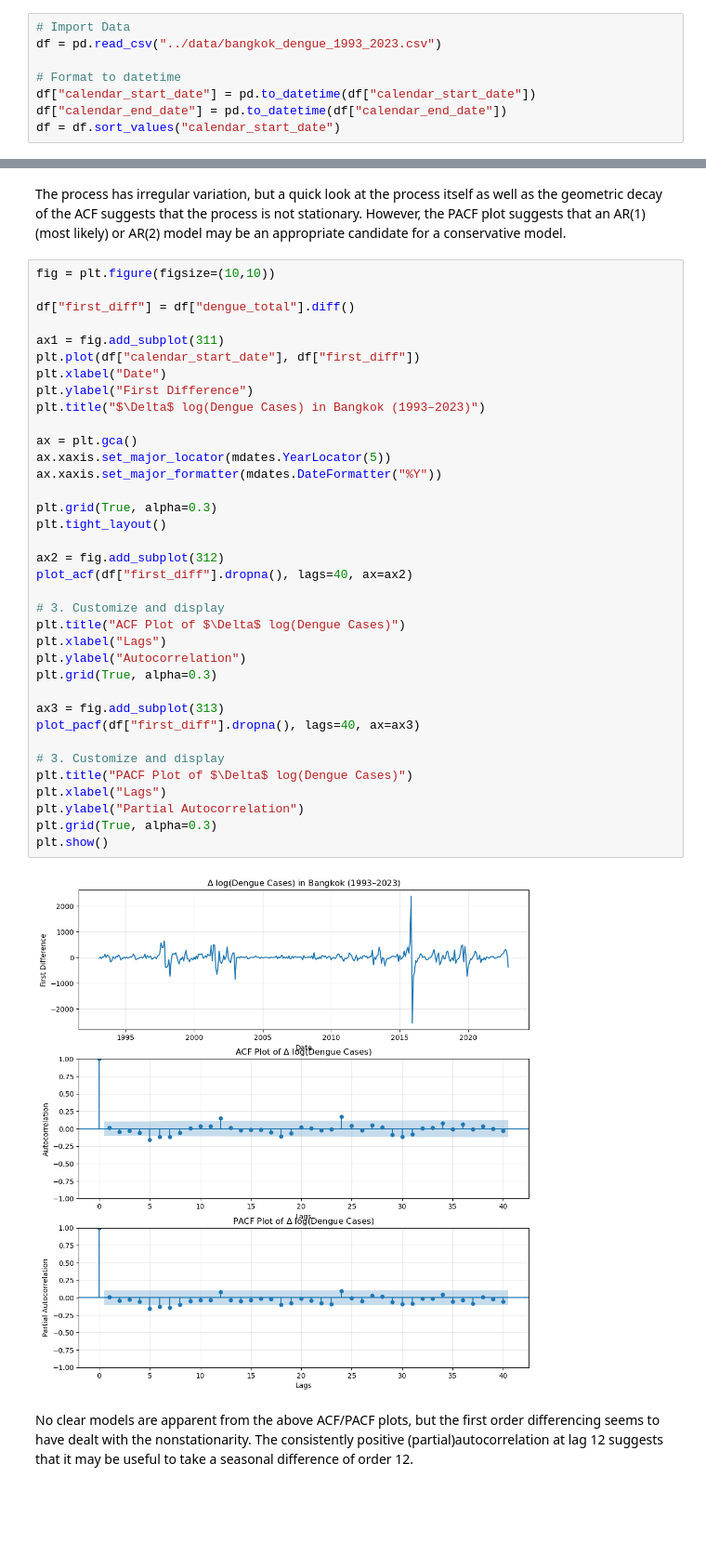
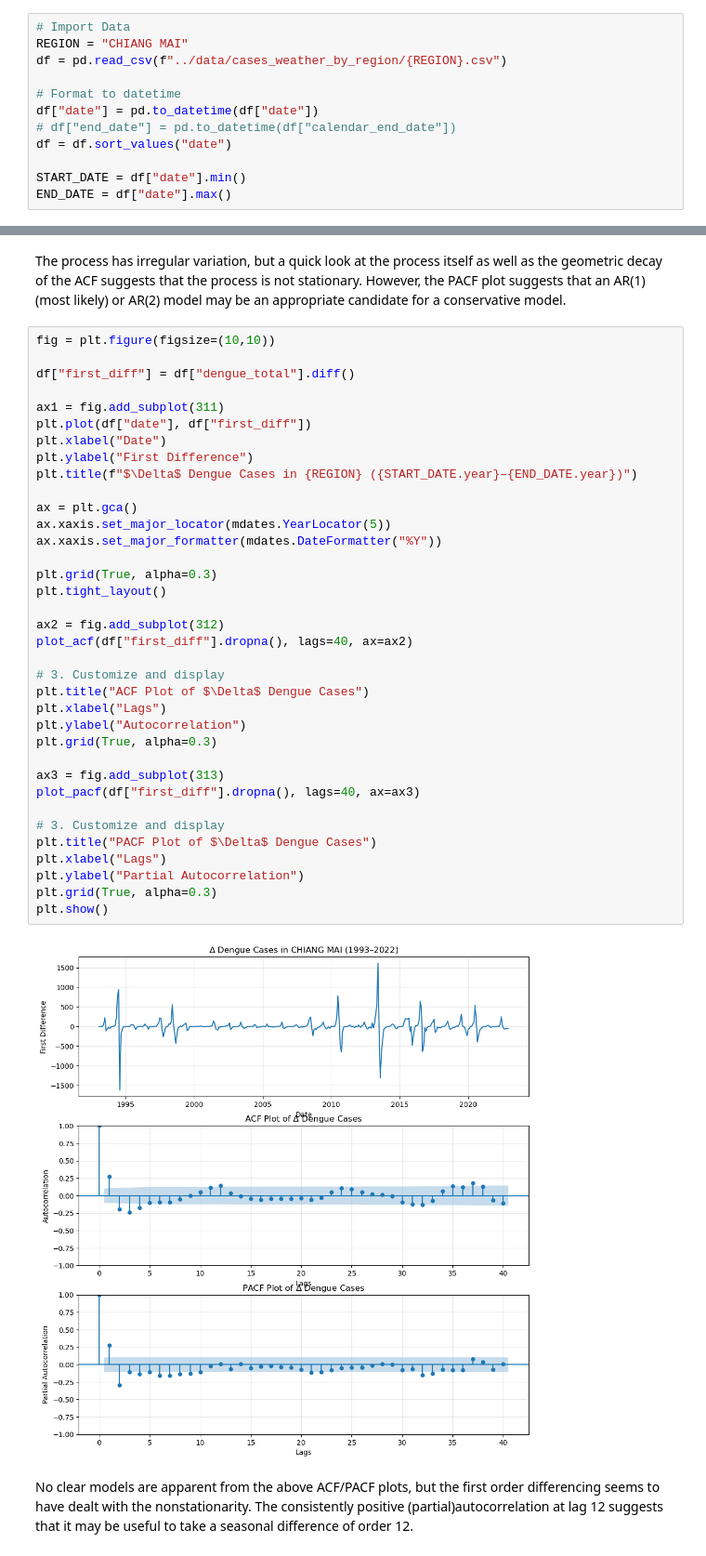
Before and after one commit to maxriback/740-Project, a Jupyter notebook: analysis/dengue_time_series.ipynb, the cells around one changed output, grey strips where cells are left out. Shown at 93% size. Drawn from its saved outputs; the diff is of its cells as text; blank space fills up the shorter version.

```diff
--- a/analysis/dengue_time_series.ipynb
+++ b/analysis/dengue_time_series.ipynb
@@ -11,12 +11,16 @@ from statsmodels.tsa.arima.model import ARIMA
 from statsmodels.graphics.api import qqplot
 # %%
 # Import Data
-df = pd.read_csv("../data/bangkok_dengue_1993_2023.csv")
+REGION = "CHIANG MAI"
+df = pd.read_csv(f"../data/cases_weather_by_region/{REGION}.csv")
 
 # Format to datetime
-df["calendar_start_date"] = pd.to_datetime(df["calendar_start_date"])
-df["calendar_end_date"] = pd.to_datetime(df["calendar_end_date"])
-df = df.sort_values("calendar_start_date")
+df["date"] = pd.to_datetime(df["date"])
+# df["end_date"] = pd.to_datetime(df["calendar_end_date"])
+df = df.sort_values("date")
+
+START_DATE = df["date"].min()
+END_DATE = df["date"].max()
 # %% [markdown]
 **Using time series models to forecast Dengue cases in Bankok, Thailand.**
 
@@ -62,38 +66,38 @@ fig = plt.figure(figsize=(10,10))
 df["first_diff"] = df["dengue_total"].diff()
 
 ax1 = fig.add_subplot(311)
-plt.plot(df["calendar_start_date"], df["first_diff"])
+plt.plot(df["date"], df["first_diff"])
 plt.xlabel("Date")
 plt.ylabel("First Difference")
-plt.title("$\Delta$ log(Dengue Cases) in Bangkok (1993–2023)")
+plt.title(f"$\Delta$ Dengue Cases in {REGION} ({START_DATE.year}–{END_DATE.year})")
 
 ax = plt.gca()
 ax.xaxis.set_major_locator(mdates.YearLocator(5))
 ax.xaxis.set_major_formatter(mdates.DateFormatter("%Y"))
 
 plt.grid(True, alpha=0.3)
 plt.tight_layout()
 
 ax2 = fig.add_subplot(312)
 plot_acf(df["first_diff"].dropna(), lags=40, ax=ax2)
 
 # 3. Customize and display
-plt.title("ACF Plot of $\Delta$ log(Dengue Cases)")
+plt.title("ACF Plot of $\Delta$ Dengue Cases")
 plt.xlabel("Lags")
 plt.ylabel("Autocorrelation")
 plt.grid(True, alpha=0.3)
 
 ax3 = fig.add_subplot(313)
 plot_pacf(df["first_diff"].dropna(), lags=40, ax=ax3)
 
 # 3. Customize and display
-plt.title("PACF Plot of $\Delta$ log(Dengue Cases)")
+plt.title("PACF Plot of $\Delta$ Dengue Cases")
 plt.xlabel("Lags")
 plt.ylabel("Partial Autocorrelation")
 plt.grid(True, alpha=0.3)
 plt.show()
 # %% [output]
-[figure, old version]
+[figure, new version]
 # %% [markdown]
 No clear models are apparent from the above ACF/PACF plots, but the first order differencing seems to have dealt with the nonstationarity.  The consistently positive (partial)autocorrelation at lag 12 suggests that it may be useful to take a seasonal difference of order 12.
 # %%
```
Also changed, not shown: parts of 8 cells of this notebook.
